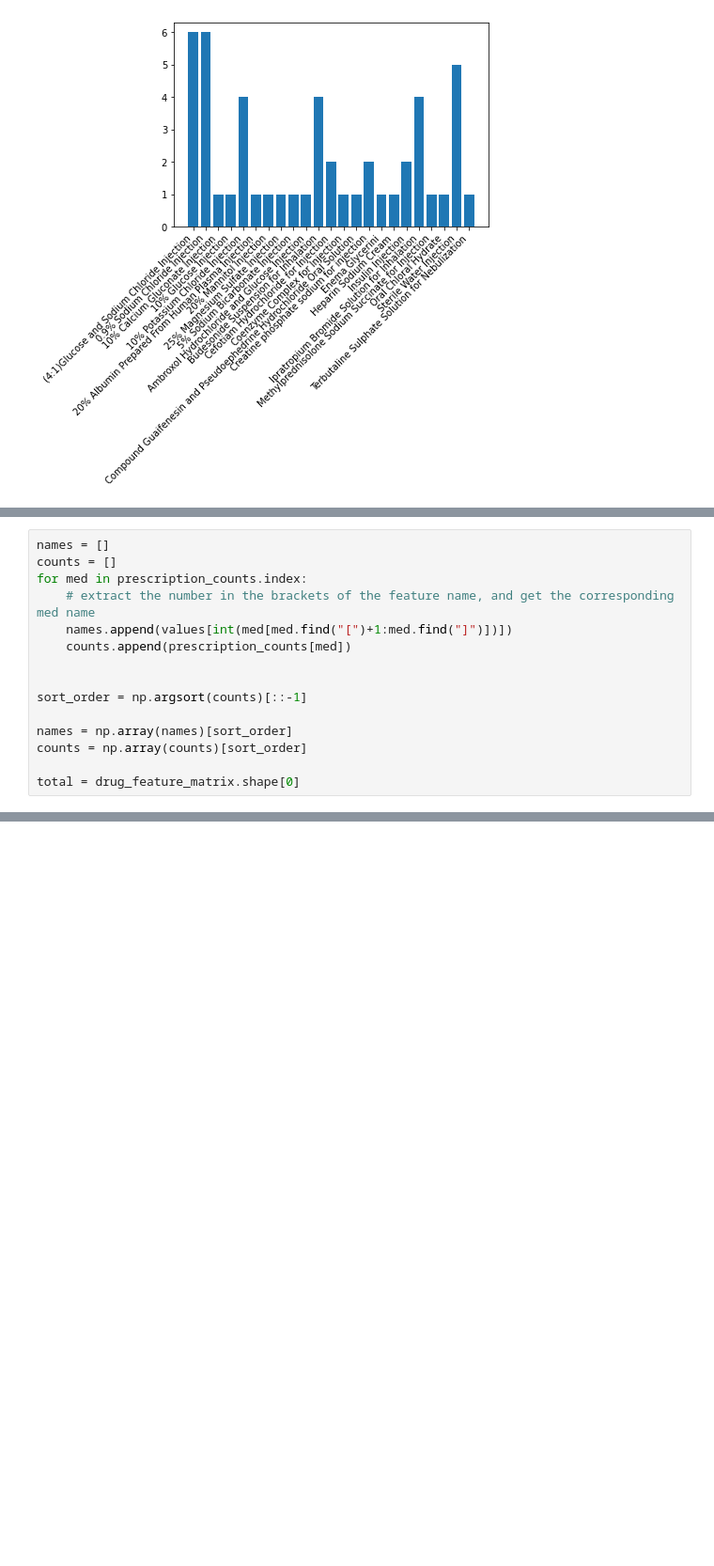
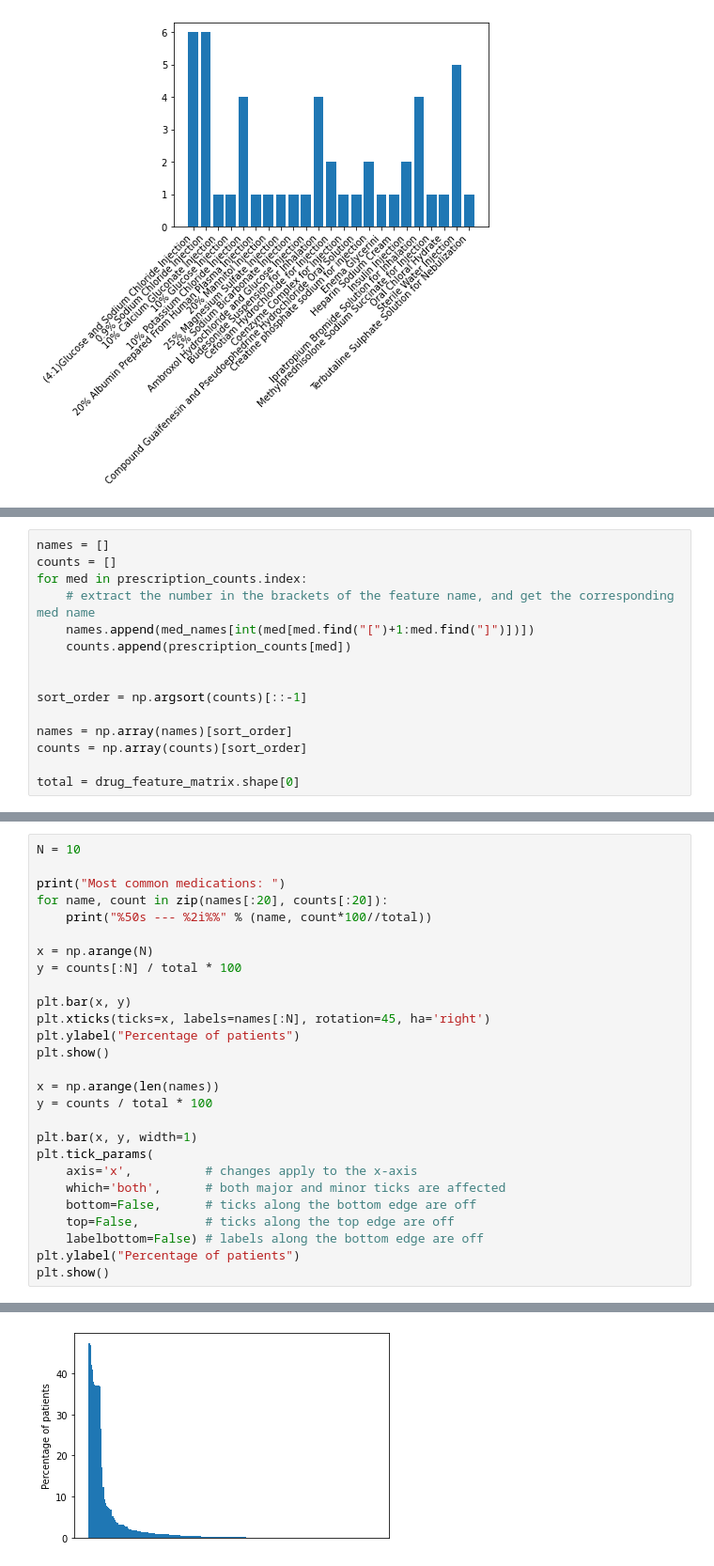
Before and after one commit to sibyl-dev/VBridge, a Jupyter notebook: notebooks/data_vis.ipynb, the cells around one changed output, grey strips where cells are left out. Shown at 94% size. Cells and saved outputs as stored; diff of their text form; blank space fills up the shorter version.

```diff
--- a/notebooks/data_vis.ipynb
+++ b/notebooks/data_vis.ipynb
@@ -215,7 +212,7 @@ names = []
 counts = []
 for med in prescription_counts.index:
     # extract the number in the brackets of the feature name, and get the corresponding med name
-    names.append(values[int(med[med.find("[")+1:med.find("]")])])
+    names.append(med_names[int(med[med.find("[")+1:med.find("]")])])
     counts.append(prescription_counts[med])
 
 
@@ -262,0 +225,28 @@ Most common medications:
+# %%
+N = 10
+
+print("Most common medications: ")
+for name, count in zip(names[:20], counts[:20]):
+    print("%50s --- %2i%%" % (name, count*100//total))
+
+x = np.arange(N)
+y = counts[:N] / total * 100
+
+plt.bar(x, y)
+plt.xticks(ticks=x, labels=names[:N], rotation=45, ha='right')
+plt.ylabel("Percentage of patients")
+plt.show()
+
+x = np.arange(len(names))
+y = counts / total * 100
+
+plt.bar(x, y, width=1)
+plt.tick_params(
+    axis='x',          # changes apply to the x-axis
+    which='both',      # both major and minor ticks are affected
+    bottom=False,      # ticks along the bottom edge are off
+    top=False,         # ticks along the top edge are off
+    labelbottom=False) # labels along the bottom edge are off
+plt.ylabel("Percentage of patients")
+plt.show()
+# %% [output]
@@ -262,0 +271 @@ Most common medications:
+[figure, added]
```
Also changed, not shown: parts of 22 cells of this notebook.
